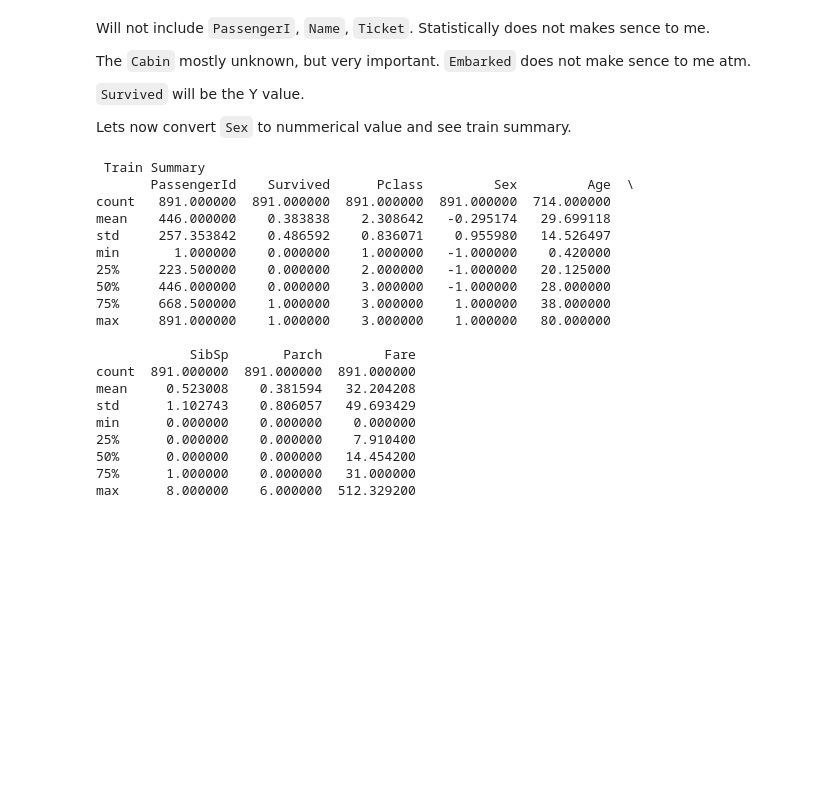
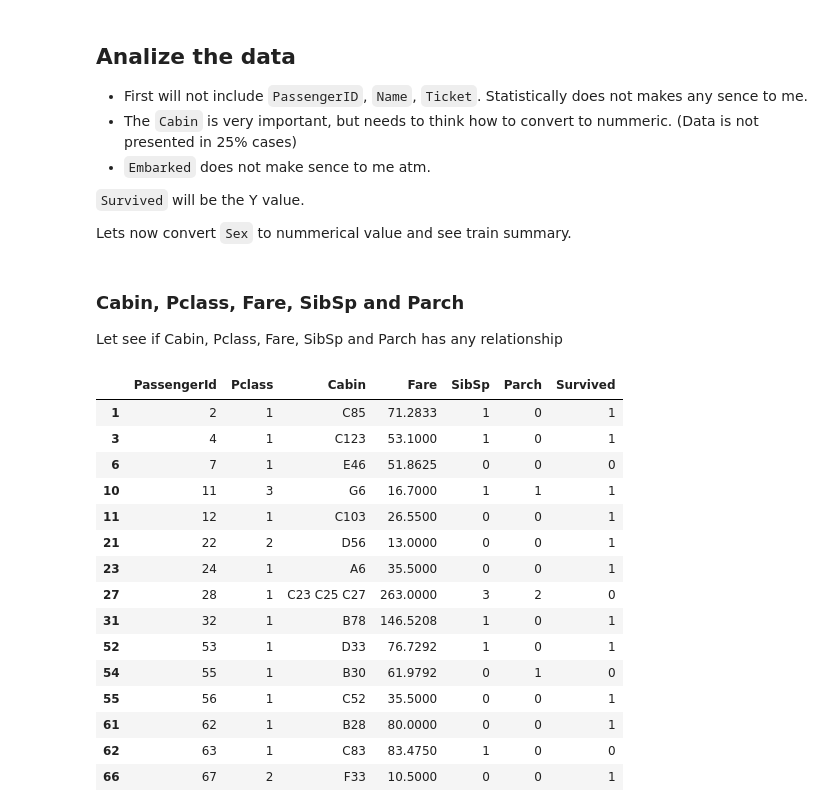
Before and after one commit to dianamatkava/ml-ds-projects, a Jupyter notebook: Titanic/Titanic.ipynb, the cells around one changed output. Cells and saved outputs as stored; diff of their text form; code cells hidden in the pictures; blank space fills up the shorter version.

```diff
--- a/Titanic/Titanic.ipynb
+++ b/Titanic/Titanic.ipynb
@@ -34,11 +34,11 @@ Cabin          204
 Embarked       889
 dtype: int64
 # %% [markdown]
-Will not include `PassengerI`, `Name`, `Ticket`.
-Statistically does not makes sence to me.
+## Analize the data
 
-The `Cabin` mostly unknown, but very important.
-`Embarked` does not make sence to me atm.
+- First will not include `PassengerID`, `Name`, `Ticket`. Statistically does not makes any sence to me.
+- The `Cabin` is very important, but needs to think how to convert to nummeric. (Data is not presented in 25% cases)
+- `Embarked` does not make sence to me atm.
 
 `Survived` will be the Y value.
 
@@ -47,30 +47,26 @@ Lets now convert `Sex` to nummerical value and see train summary.
 replace_gender = {'female': 1, "male": -1}  # all data given
 test.Sex = test.Sex.replace(replace_gender)
 train.Sex = train.Sex.replace(replace_gender)
-
-
-print("\n Train Summary")
-print(f"{train.describe()}")
-# %% [output]
- Train Summary
-       PassengerId    Survived      Pclass         Sex         Age  \
-count   891.000000  891.000000  891.000000  891.000000  714.000000
-mean    446.000000    0.383838    2.308642   -0.295174   29.699118
-std     257.353842    0.486592    0.836071    0.955980   14.526497
-min       1.000000    0.000000    1.000000   -1.000000    0.420000
-25%     223.500000    0.000000    2.000000   -1.000000   20.125000
-50%     446.000000    0.000000    3.000000   -1.000000   28.000000
-75%     668.500000    1.000000    3.000000    1.000000   38.000000
-max     891.000000    1.000000    3.000000    1.000000   80.000000
-
-            SibSp       Parch        Fare
-count  891.000000  891.000000  891.000000
-mean     0.523008    0.381594   32.204208
-std      1.102743    0.806057   49.693429
-min      0.000000    0.000000    0.000000
-25%      0.000000    0.000000    7.910400
-50%      0.000000    0.000000   14.454200
-75%      1.000000    0.000000   31.000000
-max      8.000000    6.000000  512.329200
+# %% [markdown]
+### Cabin, Pclass, Fare, SibSp and Parch
+
+Let see if Cabin, Pclass, Fare, SibSp and Parch has any relationship
 # %%
-feature =
+train[["PassengerId", "Pclass", "Cabin", "Fare", "SibSp", "Parch", "Survived"]].dropna().head(15)
+# %% [output]
+|  | PassengerId | Pclass | Cabin | Fare | SibSp | Parch | Survived |
+| 1 | 2 | 1 | C85 | 71.2833 | 1 | 0 | 1 |
+| 3 | 4 | 1 | C123 | 53.1000 | 1 | 0 | 1 |
+| 6 | 7 | 1 | E46 | 51.8625 | 0 | 0 | 0 |
+| 10 | 11 | 3 | G6 | 16.7000 | 1 | 1 | 1 |
+| 11 | 12 | 1 | C103 | 26.5500 | 0 | 0 | 1 |
+| 21 | 22 | 2 | D56 | 13.0000 | 0 | 0 | 1 |
+| 23 | 24 | 1 | A6 | 35.5000 | 0 | 0 | 1 |
+| 27 | 28 | 1 | C23 C25 C27 | 263.0000 | 3 | 2 | 0 |
+| 31 | 32 | 1 | B78 | 146.5208 | 1 | 0 | 1 |
+| 52 | 53 | 1 | D33 | 76.7292 | 1 | 0 | 1 |
+| 54 | 55 | 1 | B30 | 61.9792 | 0 | 1 | 0 |
+| 55 | 56 | 1 | C52 | 35.5000 | 0 | 0 | 1 |
+| 61 | 62 | 1 | B28 | 80.0000 | 0 | 0 | 1 |
+| 62 | 63 | 1 | C83 | 83.4750 | 1 | 0 | 0 |
+| 66 | 67 | 2 | F33 | 10.5000 | 0 | 0 | 1 |
```
Also changed, not shown: parts of 13 cells of this notebook, 2 other files.
